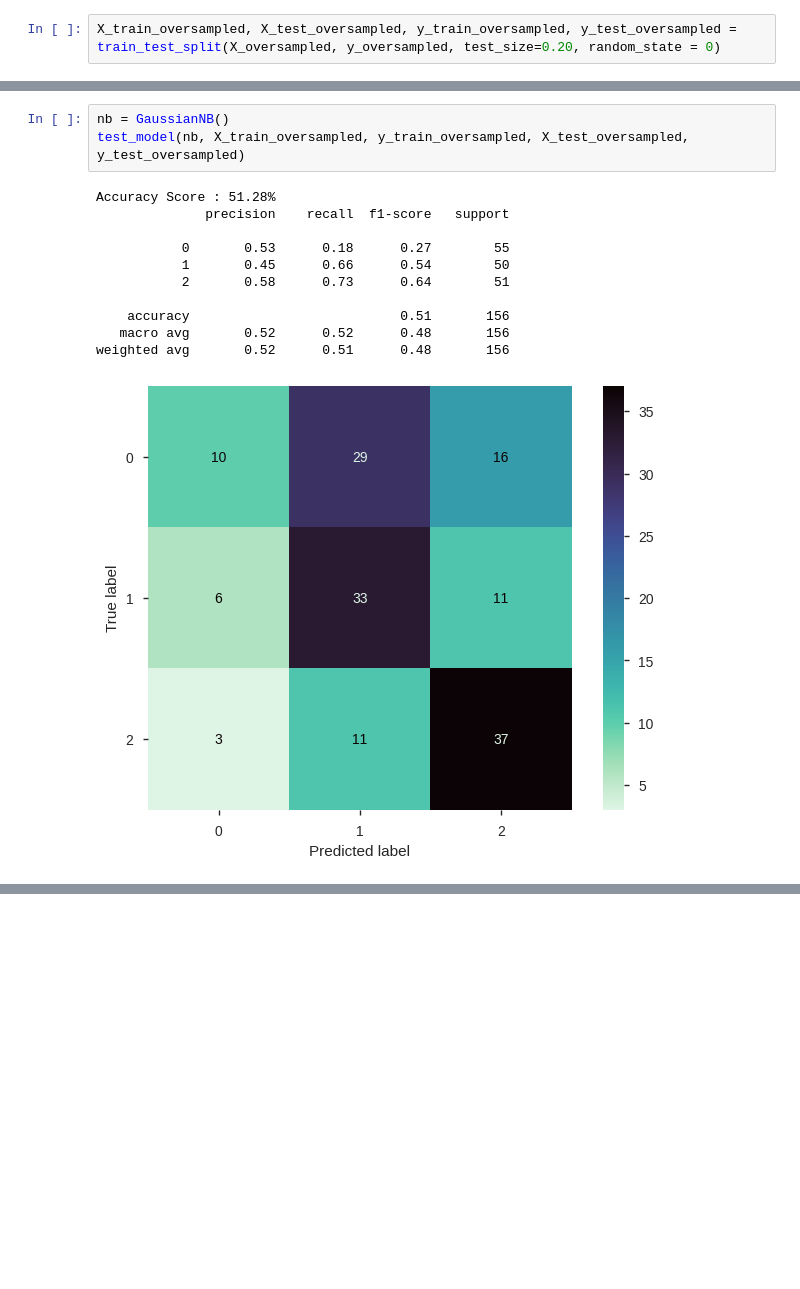
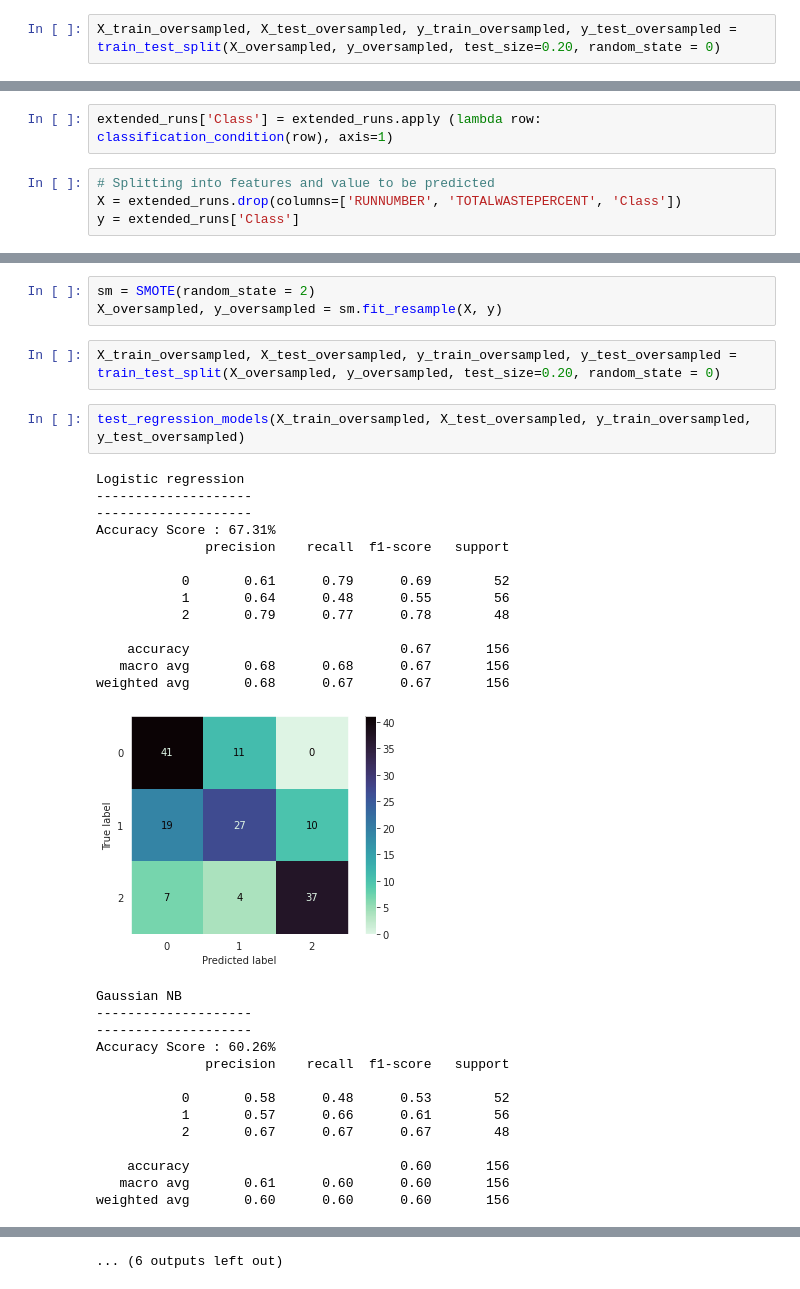
Before and after one commit to teoad95/Infusing-business-optimization-processes-with-machine-learning-and-expert-knowledge., a Jupyter notebook: Main_notebook.ipynb, the cells around one changed output, grey strips where cells are left out. Cells and saved outputs as stored; diff of their text form; blank space fills up the shorter version.

Commit message:
Regression and classification experiments

```diff
--- a/Main_notebook.ipynb
+++ b/Main_notebook.ipynb
@@ -587,0 +657,6 @@ weighted avg       0.60      0.58      0.59       156
+# %%
+extended_runs['Class'] = extended_runs.apply (lambda row: classification_condition(row), axis=1)
+# %%
+# Splitting into features and value to be predicted
+X = extended_runs.drop(columns=['RUNNUMBER', 'TOTALWASTEPERCENT', 'Class'])
+y = extended_runs['Class']
@@ -588,15 +755,35 @@ weighted avg       0.60      0.58      0.59       156
+# %%
+sm = SMOTE(random_state = 2)
+X_oversampled, y_oversampled = sm.fit_resample(X, y)
+# %%
+X_train_oversampled, X_test_oversampled, y_train_oversampled, y_test_oversampled = train_test_split(X_oversampled, y_oversampled, test_size=0.20, random_state = 0)
 # %%
-nb = GaussianNB()
-test_model(nb, X_train_oversampled, y_train_oversampled, X_test_oversampled, y_test_oversampled)
+test_regression_models(X_train_oversampled, X_test_oversampled, y_train_oversampled, y_test_oversampled)
 # %% [output]
-Accuracy Score : 51.28%
+Logistic regression
+--------------------
+--------------------
+Accuracy Score : 67.31%
               precision    recall  f1-score   support
 
-           0       0.53      0.18      0.27        55
-           1       0.45      0.66      0.54        50
-           2       0.58      0.73      0.64        51
+           0       0.61      0.79      0.69        52
+           1       0.64      0.48      0.55        56
+           2       0.79      0.77      0.78        48
 
-    accuracy                           0.51       156
-   macro avg       0.52      0.52      0.48       156
-weighted avg       0.52      0.51      0.48       156
+    accuracy                           0.67       156
+   macro avg       0.68      0.68      0.67       156
+weighted avg       0.68      0.67      0.67       156
-[figure, old version]
+[figure, new version]
+Gaussian NB
+--------------------
+--------------------
+Accuracy Score : 60.26%
+              precision    recall  f1-score   support
+
+           0       0.58      0.48      0.53        52
+           1       0.57      0.66      0.61        56
+           2       0.67      0.67      0.67        48
+
+    accuracy                           0.60       156
+   macro avg       0.61      0.60      0.60       156
+weighted avg       0.60      0.60      0.60       156
@@ -602,0 +847 @@ weighted avg       0.52      0.51      0.48       156
+... (6 outputs left out)
```
Also changed, not shown: parts of 64 cells of this notebook.
